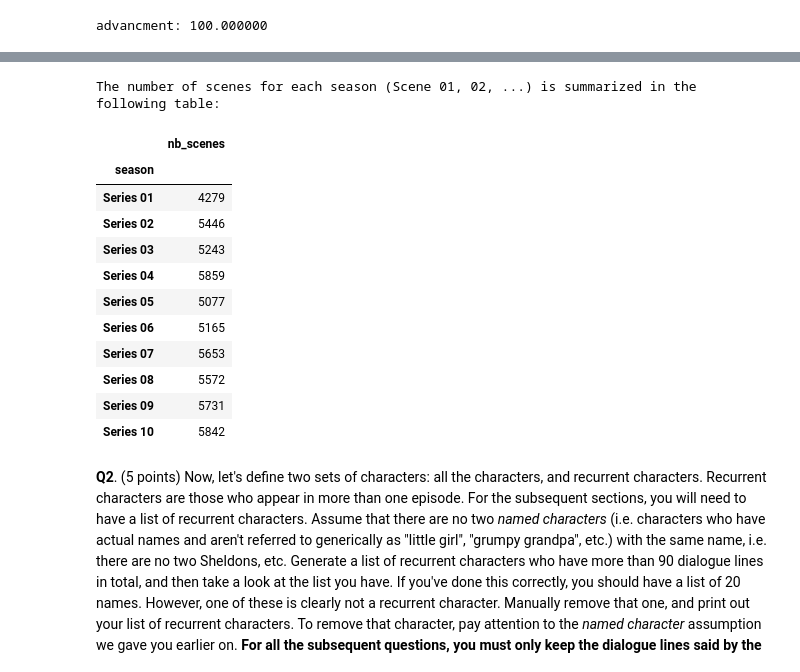
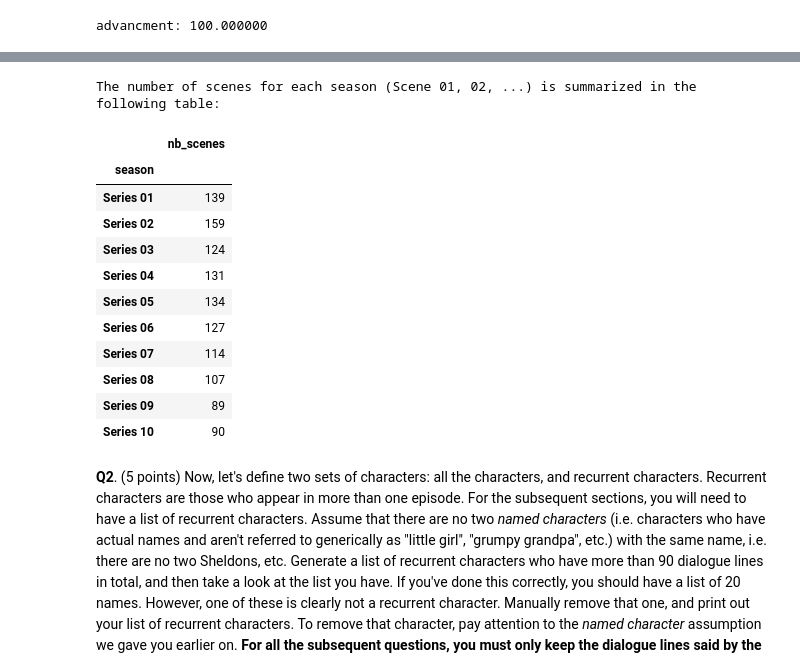
Before and after one commit to vonalven/applied-data-analysis-exam-training, a Jupyter notebook: 2018/final_exam.ipynb, the cells around one changed output, grey strips where cells are left out. Saved outputs shown, nothing was run; the diff lists cells and outputs as text; code cells hidden in the pictures.

```diff
--- a/2018/final_exam.ipynb
+++ b/2018/final_exam.ipynb
@@ -93,25 +93,25 @@ script_df.head()
 | 3 | Series 01 | Episode 01 | Pilot Episode\n | A corridor at a sperm bank.\n | Leonard | Excuse me?\n |
 | 4 | Series 01 | Episode 01 | Pilot Episode\n | A corridor at a sperm bank.\n | Receptionist | Hang on.\n |
 # %%
-grouped = script_df.groupby('season')['scene'].count()
+grouped = script_df.groupby('season')['scene'].nunique()
 print('The number of scenes for each season (Scene 01, 02, ...) is summarized in the following table:')
 grouped = pd.DataFrame(grouped)
 grouped.columns = ['nb_scenes']
 display(grouped)
 # %% [output]
 The number of scenes for each season (Scene 01, 02, ...) is summarized in the following table:
 |  | nb_scenes |
 | season |  |
-| Series 01 | 4279 |
-| Series 02 | 5446 |
-| Series 03 | 5243 |
-| Series 04 | 5859 |
-| Series 05 | 5077 |
-| Series 06 | 5165 |
-| Series 07 | 5653 |
-| Series 08 | 5572 |
-| Series 09 | 5731 |
-| Series 10 | 5842 |
+| Series 01 | 139 |
+| Series 02 | 159 |
+| Series 03 | 124 |
+| Series 04 | 131 |
+| Series 05 | 134 |
+| Series 06 | 127 |
+| Series 07 | 114 |
+| Series 08 | 107 |
+| Series 09 | 89 |
+| Series 10 | 90 |
 # %% [markdown]
 **Q2**. (5 points) Now, let's define two sets of characters: all the characters, and recurrent characters. Recurrent characters are those who appear in more than one episode. For the subsequent sections, you will need to have a list of recurrent characters. Assume that there are no two _named characters_ (i.e. characters who have actual names and aren't referred to generically as "little girl", "grumpy grandpa", etc.) with the same name, i.e. there are no two Sheldons, etc. Generate a list of recurrent characters who have more than 90 dialogue lines in total, and then take a look at the list you have. If you've done this correctly, you should have a list of 20 names. However, one of these is clearly not a recurrent character. Manually remove that one, and print out your list of recurrent characters. To remove that character, pay attention to the _named character_ assumption we gave you earlier on. **For all the subsequent questions, you must only keep the dialogue lines said by the recurrent characters in your list.**
 
```
Also changed, not shown: parts of 1 cell of this notebook, 7 other files.
